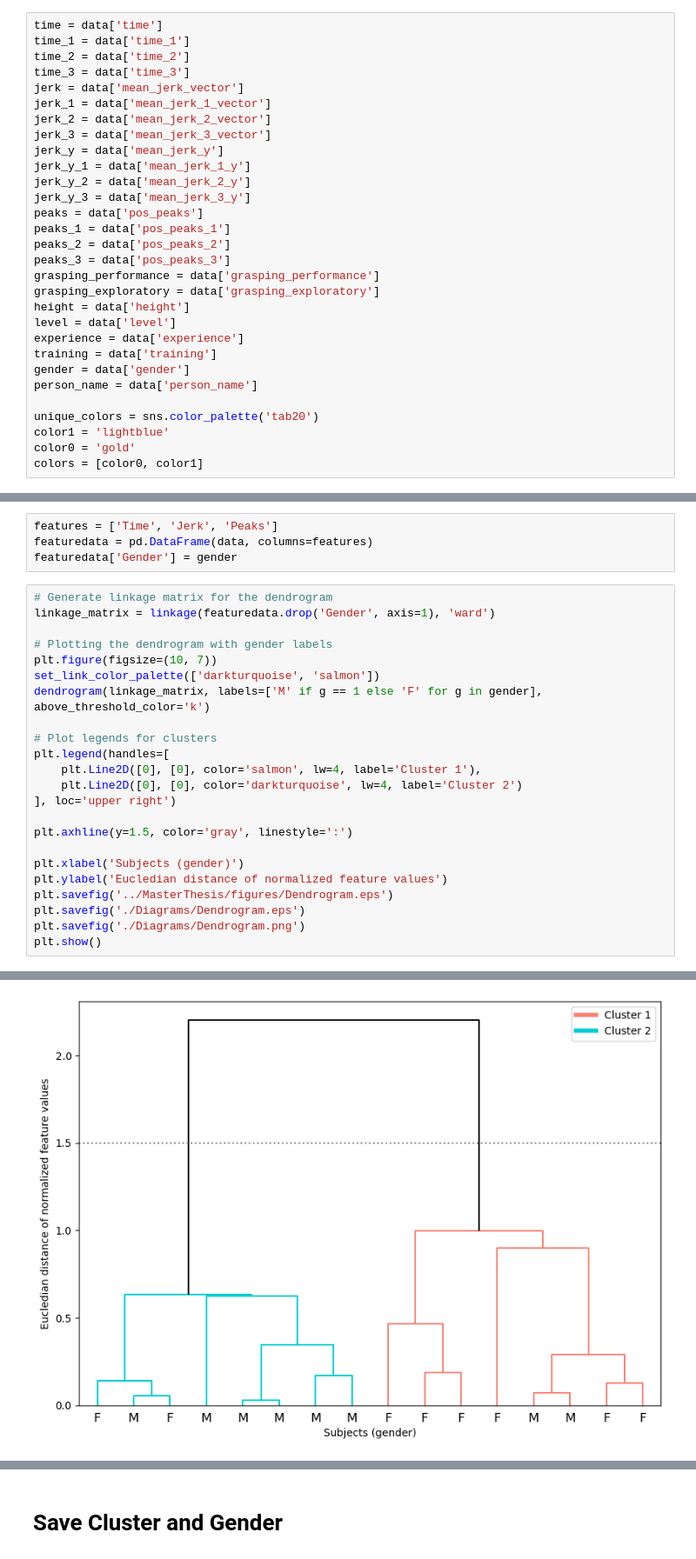
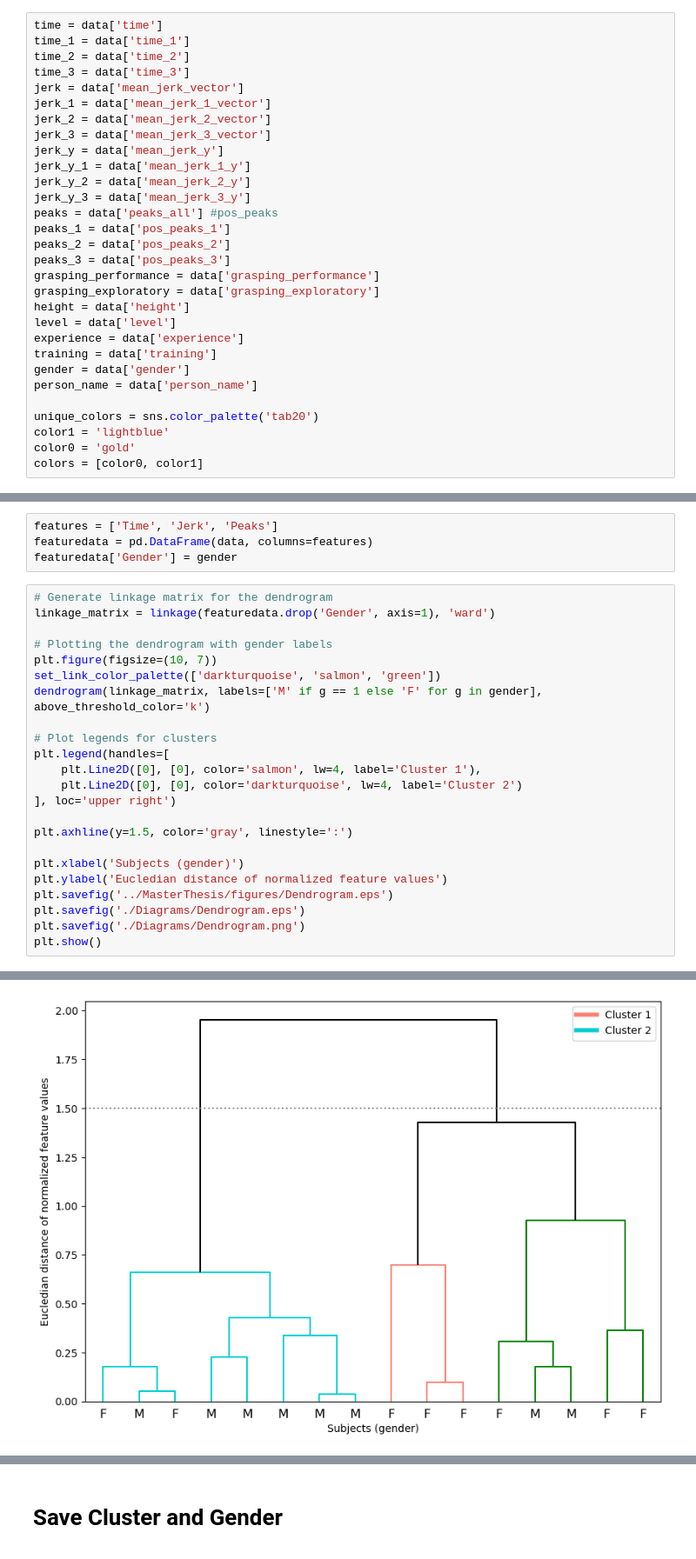
Before and after one commit to doertiboy/MasterStudy, a Jupyter notebook: 03_Clustering.ipynb, the cells around one changed output, grey strips where cells are left out. Shown at 87% size. Cells and saved outputs as stored; diff of their text form.

```diff
--- a/03_Clustering.ipynb
+++ b/03_Clustering.ipynb
@@ -24,7 +24,7 @@ jerk_y = data['mean_jerk_y']
 jerk_y_1 = data['mean_jerk_1_y']
 jerk_y_2 = data['mean_jerk_2_y']
 jerk_y_3 = data['mean_jerk_3_y']
-peaks = data['pos_peaks']
+peaks = data['peaks_all'] #pos_peaks
 peaks_1 = data['pos_peaks_1']
 peaks_2 = data['pos_peaks_2']
 peaks_3 = data['pos_peaks_3']
@@ -434,30 +434,30 @@ featuredata['Gender'] = gender
 # %%
 # Generate linkage matrix for the dendrogram
 linkage_matrix = linkage(featuredata.drop('Gender', axis=1), 'ward')
 
 # Plotting the dendrogram with gender labels
 plt.figure(figsize=(10, 7))
-set_link_color_palette(['darkturquoise', 'salmon'])
+set_link_color_palette(['darkturquoise', 'salmon', 'green'])
 dendrogram(linkage_matrix, labels=['M' if g == 1 else 'F' for g in gender], above_threshold_color='k')
 
 # Plot legends for clusters
 plt.legend(handles=[
     plt.Line2D([0], [0], color='salmon', lw=4, label='Cluster 1'),
     plt.Line2D([0], [0], color='darkturquoise', lw=4, label='Cluster 2')
 ], loc='upper right')
 
 plt.axhline(y=1.5, color='gray', linestyle=':')
 
 plt.xlabel('Subjects (gender)')
 plt.ylabel('Eucledian distance of normalized feature values')
 plt.savefig('../MasterThesis/figures/Dendrogram.eps')
 plt.savefig('./Diagrams/Dendrogram.eps')
 plt.savefig('./Diagrams/Dendrogram.png')
 plt.show()
 # %% [output]
 The PostScript backend does not support transparency; partially transparent artists will be rendered opaque.
 The PostScript backend does not support transparency; partially transparent artists will be rendered opaque.
-[figure, old version]
+[figure, new version]
 # %%
 # Create clustermap
 clustergrid = sns.clustermap(featuredata.drop('Gender', axis=1),  method='ward', cmap='mako')
```
Also changed, not shown: parts of 14 cells of this notebook, 26 other files.
